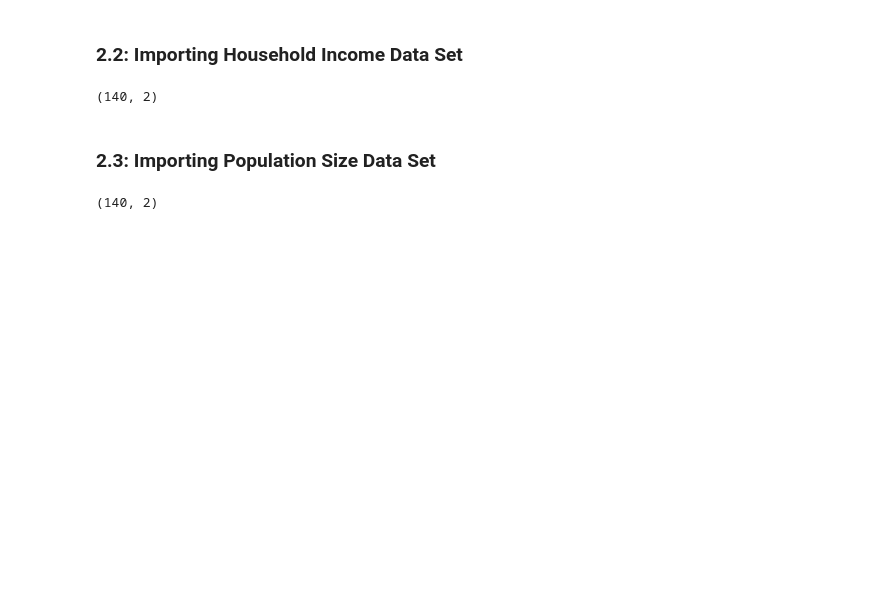
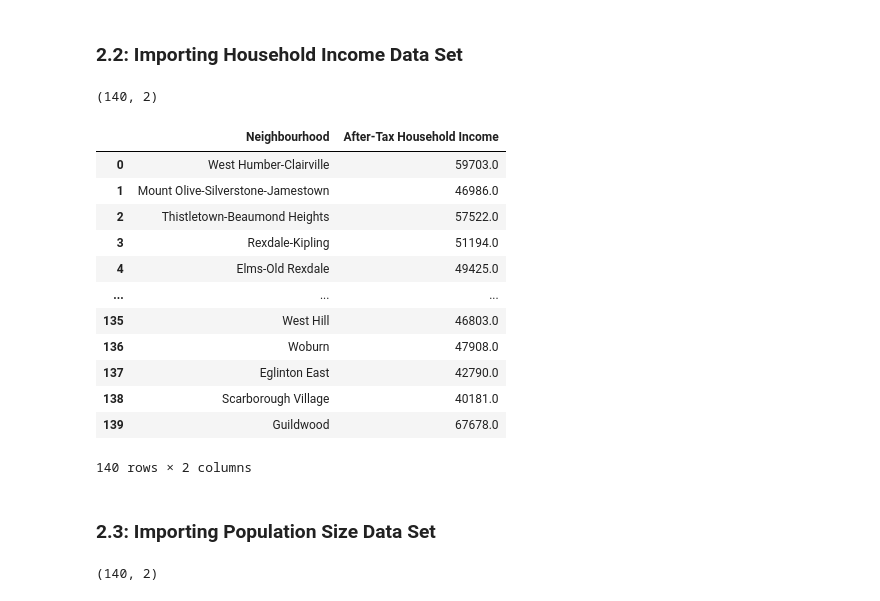
Before and after one commit to thatjosh/IBM-Data-Science-Capstone-Project, a Jupyter notebook: Week 4.ipynb, the cells around one changed output. Saved outputs shown, nothing was run; the diff lists cells and outputs as text; code cells hidden in the pictures; blank space fills up the shorter version.

```diff
--- a/Week 4.ipynb
+++ b/Week 4.ipynb
@@ -79,6 +95,22 @@ df_income.drop(['Neighbourhood Id'], axis=1, inplace=True)
 df_income.shape
 # %% [output]
 (140, 2)
+# %%
+df_income
+# %% [output]
+|  | Neighbourhood | After-Tax Household Income |
+| 0 | West Humber-Clairville | 59703.0 |
+| 1 | Mount Olive-Silverstone-Jamestown | 46986.0 |
+| 2 | Thistletown-Beaumond Heights | 57522.0 |
+| 3 | Rexdale-Kipling | 51194.0 |
+| 4 | Elms-Old Rexdale | 49425.0 |
+| ... | ... | ... |
+| 135 | West Hill | 46803.0 |
+| 136 | Woburn | 47908.0 |
+| 137 | Eglinton East | 42790.0 |
+| 138 | Scarborough Village | 40181.0 |
+| 139 | Guildwood | 67678.0 |
+140 rows × 2 columns
 # %% [markdown]
 ### 2.3: Importing Population Size Data Set
 # %%
```
Also changed, not shown: parts of 17 cells of this notebook.
